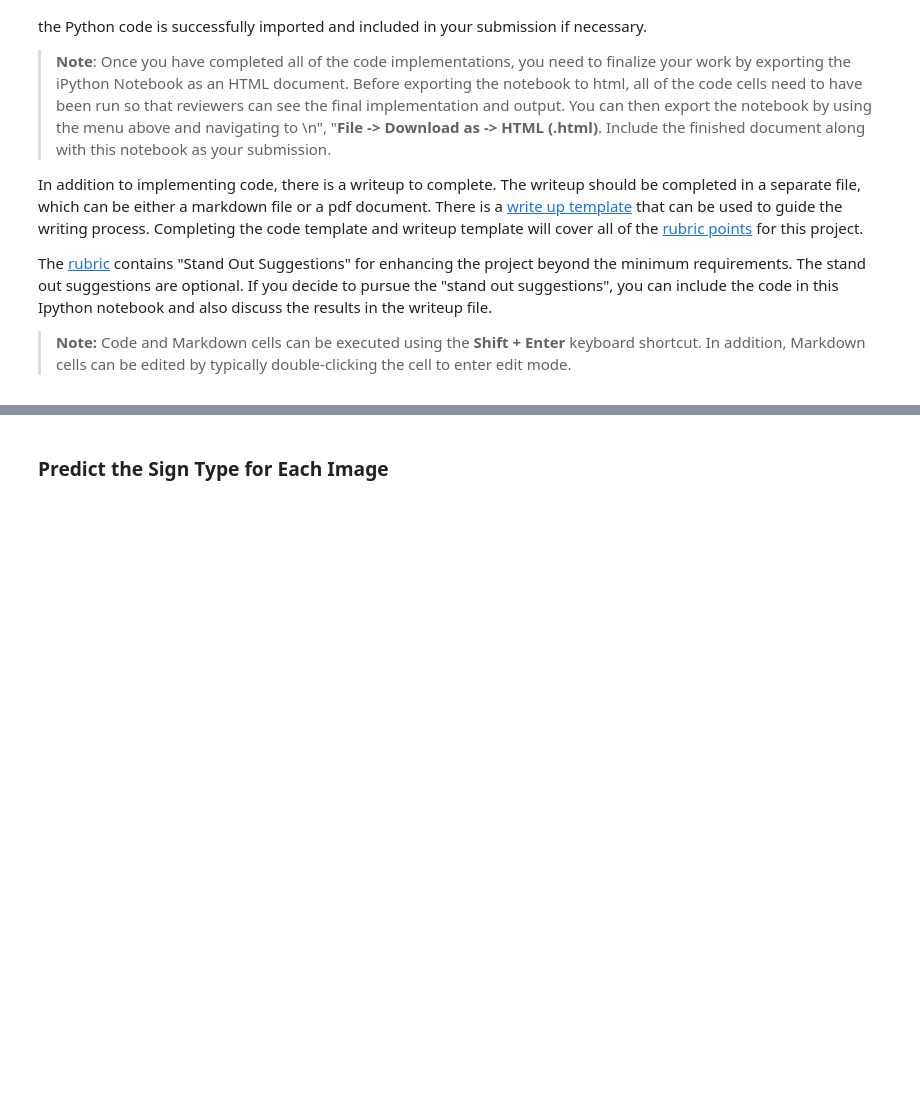
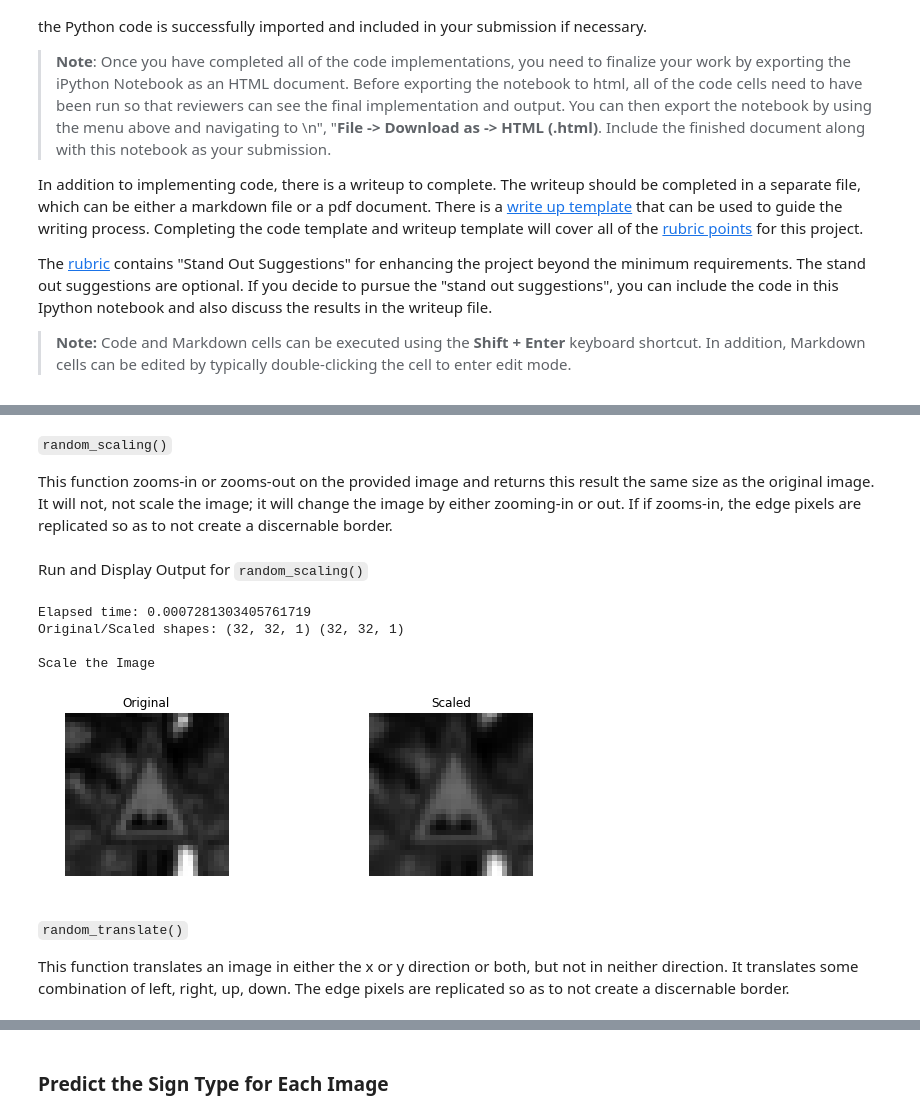
Before and after one commit to MichaelCharlesGreen/T1P3-Traffic-Sign-Classifier, a Jupyter notebook: Traffic_Sign_Classifier.ipynb, the cells around one changed output, grey strips where cells are left out. Drawn from its saved outputs; the diff is of its cells as text; code cells hidden in the pictures; blank space fills up the shorter version.

```diff
--- a/Traffic_Sign_Classifier.ipynb
+++ b/Traffic_Sign_Classifier.ipynb
@@ -250,0 +397,6 @@ You may find `signnames.csv` useful as it contains mappings from the class id (i
+# %%
+X_train = X_train_normalized
+X_test = X_test_normalized
+X_valid = X_valid_normalized
+
+print('The training, testing and validation datasets have been set to grayscale.')
@@ -250,0 +410,4 @@ You may find `signnames.csv` useful as it contains mappings from the class id (i
+# %% [markdown]
+`random_scaling()`
+
+This function zooms-in or zooms-out on the provided image and returns this result the same size as the original image. It will not, not scale the image; it will change the image by either zooming-in or out. If if zooms-in, the edge pixels are replicated so as to not create a discernable border.
@@ -250,0 +447,36 @@ You may find `signnames.csv` useful as it contains mappings from the class id (i
+# %% [markdown]
+Run and Display Output for `random_scaling()`
+# %%
+index = random.randint(0, len(X_train))
+test_image = X_train[index]
+
+start_time = time.time()
+scaled_test_image = random_scaling(test_image)
+elapsed_time = time.time() - start_time
+total_time = elapsed_time
+
+fig, axs = plt.subplots(1,2, figsize=(10, 3))
+
+axs[0].axis('off')
+axs[0].imshow(test_image.squeeze(), cmap='gray')
+axs[0].set_title('Original')
+
+axs[1].axis('off')
+axs[1].imshow(scaled_test_image.squeeze(), cmap='gray')
+axs[1].set_title('Scaled')
+
+# print('adj:',adj)
+print('Elapsed time:', elapsed_time)
+print('Original/Scaled shapes:', test_image.shape, scaled_test_image.shape)
+print()
+print('Scale the Image')
+# %% [output]
+Elapsed time: 0.0007281303405761719
+Original/Scaled shapes: (32, 32, 1) (32, 32, 1)
+
+Scale the Image
+[figure, added]
+# %% [markdown]
+`random_translate()`
+
+This function translates an image in either the x or y direction or both, but not in neither direction. It translates some combination of left, right, up, down. The edge pixels are replicated so as to not create a discernable border.
```
Also changed, not shown: parts of 114 cells of this notebook, 51 other files.
